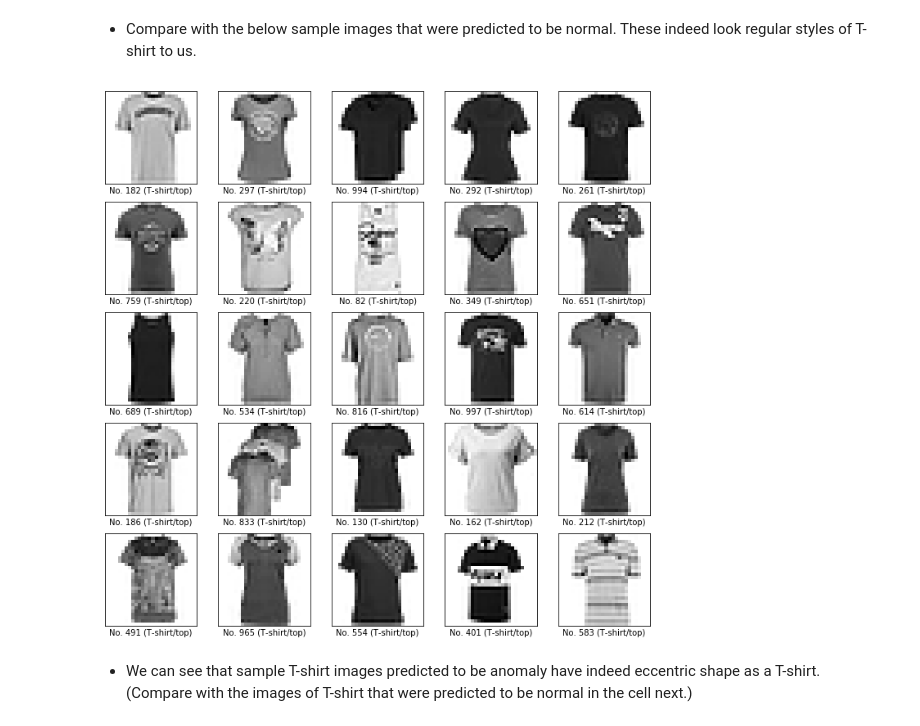
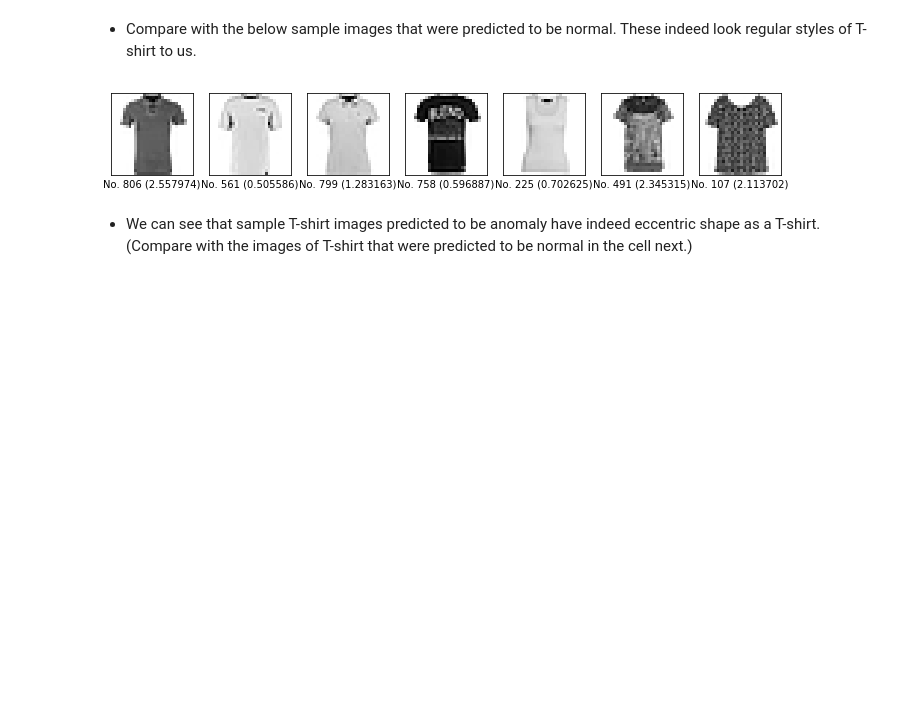
Before and after one commit to Tanguycrsl/Techniques-Avancees-dapprentissage, a Jupyter notebook: OSVM.ipynb, the cells around one changed output. Drawn from its saved outputs; the diff is of its cells as text; code cells hidden in the pictures; blank space fills up the shorter version.

```diff
--- a/OSVM.ipynb
+++ b/OSVM.ipynb
@@ -254,12 +256,12 @@ y_pred_test = clf.predict(X_test_)
 pred_outlier_index = np.where(y_pred_test < 0)
 pred_normal_index = np.where(y_pred_test > 0)
 # %%
-shuffled_outlier_index = random.sample(list(pred_outlier_index[0]), 25)
+shuffled_outlier_index = random.sample(list(pred_outlier_index[0]), 7)
 plt.figure(figsize=(12,12))
-for i in range(25):
-    plt.subplot(5, 5, i+1)
+for i in range(7):
+    plt.subplot(1, 7, i+1)
     plt.xticks([]), plt.yticks([])
-    plt.xlabel("No. %d (%s)" %(shuffled_outlier_index[i], label_dic[y_test_[shuffled_outlier_index[i]]]))
+    plt.xlabel("No. %d (%f)" %(shuffled_outlier_index[i], t[shuffled_outlier_index[i]]))
     plt.imshow(X_test_[shuffled_outlier_index][i].reshape(28,28), cmap=plt.cm.binary)
 plt.savefig('./mnist/visualization/outlier.png')
 # %% [output]
@@ -267,16 +269,16 @@ plt.savefig('./mnist/visualization/outlier.png')
 # %% [markdown]
 - Compare with the below sample images that were predicted to be normal. These indeed look regular styles of T-shirt to us.
 # %%
-shuffled_normal_index = random.sample(list(pred_normal_index[0]), 25)
+shuffled_normal_index = random.sample(list(pred_normal_index[0]), 7)
 plt.figure(figsize=(12,12))
-for i in range(25):
-    plt.subplot(5, 5, i+1)
+for i in range(7):
+    plt.subplot(1, 7, i+1)
     plt.xticks([]), plt.yticks([])
-    plt.xlabel("No. %d (%s)" %(shuffled_normal_index[i], label_dic[y_test_[shuffled_normal_index[i]]]))
+    plt.xlabel("No. %d (%f)" %(shuffled_normal_index[i], t[shuffled_normal_index[i]]))
     plt.imshow(X_test_[shuffled_normal_index][i].reshape(28,28), cmap=plt.cm.binary)
 plt.savefig('./mnist/visualization/normal.png')
 # %% [output]
-[figure, old version]
+[figure, new version]
 # %% [markdown]
 - We can see that sample T-shirt images predicted to be anomaly have indeed eccentric shape as a T-shirt. (Compare with the images of T-shirt that were predicted to be normal in the cell next.)
 # %% [markdown]
```
Also changed, not shown: parts of 2 cells of this notebook, 2 other files.
